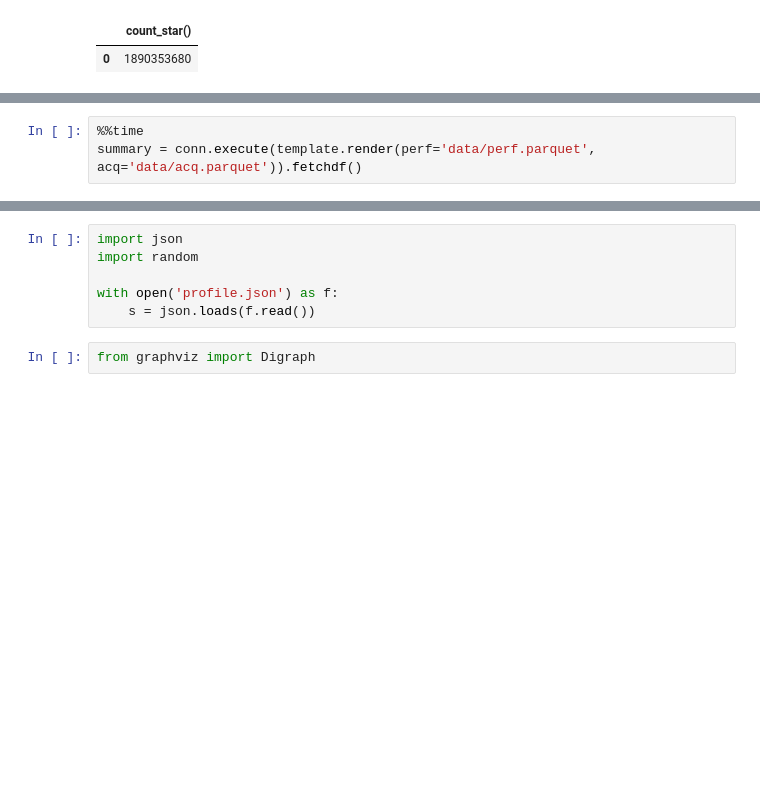
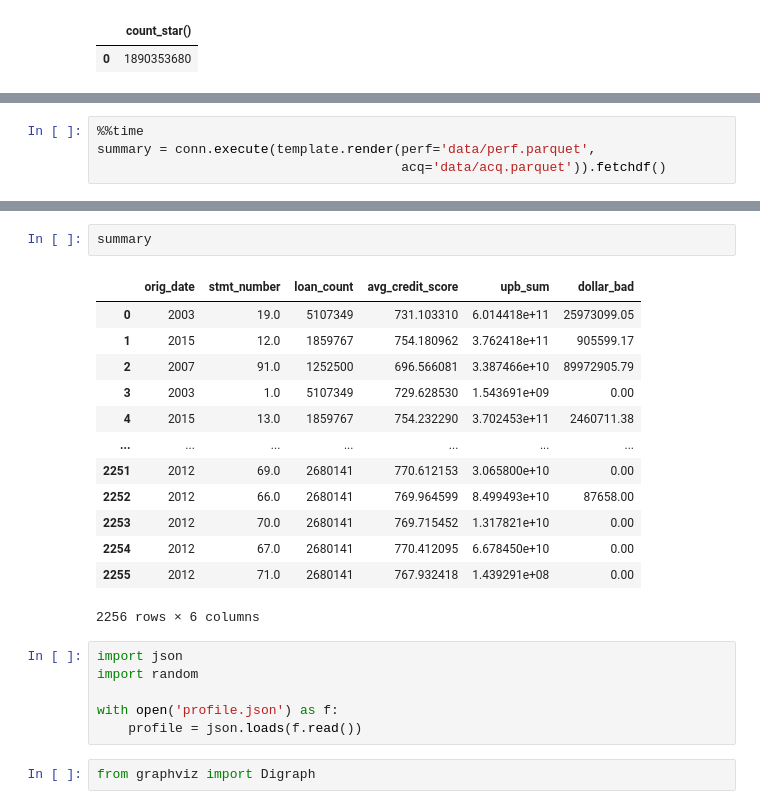
Before and after one commit to hussainsultan/fanniemae-benchmark, a Jupyter notebook: sql-duckdb.ipynb, the cells around one changed output, grey strips where cells are left out. Drawn from its saved outputs; the diff is of its cells as text; blank space fills up the shorter version.

```diff
--- a/sql-duckdb.ipynb
+++ b/sql-duckdb.ipynb
@@ -25,4 +44,5 @@ PRAGMA profile_output='profile1.json';""")
 # %%
 %%time
-summary = conn.execute(template.render(perf='data/perf.parquet', acq='data/acq.parquet')).fetchdf()
+summary = conn.execute(template.render(perf='data/perf.parquet',
+                                       acq='data/acq.parquet')).fetchdf()
 # %% [output]
@@ -31,9 +51,25 @@ Wall time: 5min 20s
+# %%
+summary
+# %% [output]
+|  | orig_date | stmt_number | loan_count | avg_credit_score | upb_sum | dollar_bad |
+| 0 | 2003 | 19.0 | 5107349 | 731.103310 | 6.014418e+11 | 25973099.05 |
+| 1 | 2015 | 12.0 | 1859767 | 754.180962 | 3.762418e+11 | 905599.17 |
+| 2 | 2007 | 91.0 | 1252500 | 696.566081 | 3.387466e+10 | 89972905.79 |
+| 3 | 2003 | 1.0 | 5107349 | 729.628530 | 1.543691e+09 | 0.00 |
+| 4 | 2015 | 13.0 | 1859767 | 754.232290 | 3.702453e+11 | 2460711.38 |
+| ... | ... | ... | ... | ... | ... | ... |
+| 2251 | 2012 | 69.0 | 2680141 | 770.612153 | 3.065800e+10 | 0.00 |
+| 2252 | 2012 | 66.0 | 2680141 | 769.964599 | 8.499493e+10 | 87658.00 |
+| 2253 | 2012 | 70.0 | 2680141 | 769.715452 | 1.317821e+10 | 0.00 |
+| 2254 | 2012 | 67.0 | 2680141 | 770.412095 | 6.678450e+10 | 0.00 |
+| 2255 | 2012 | 71.0 | 2680141 | 767.932418 | 1.439291e+08 | 0.00 |
+2256 rows × 6 columns
 # %%
 import json
 import random
 
 with open('profile.json') as f:
-    s = json.loads(f.read())
+    profile = json.loads(f.read())
 # %%
 from graphviz import Digraph
 # %%
```
Also changed, not shown: parts of 4 cells of this notebook, 2 other files.
